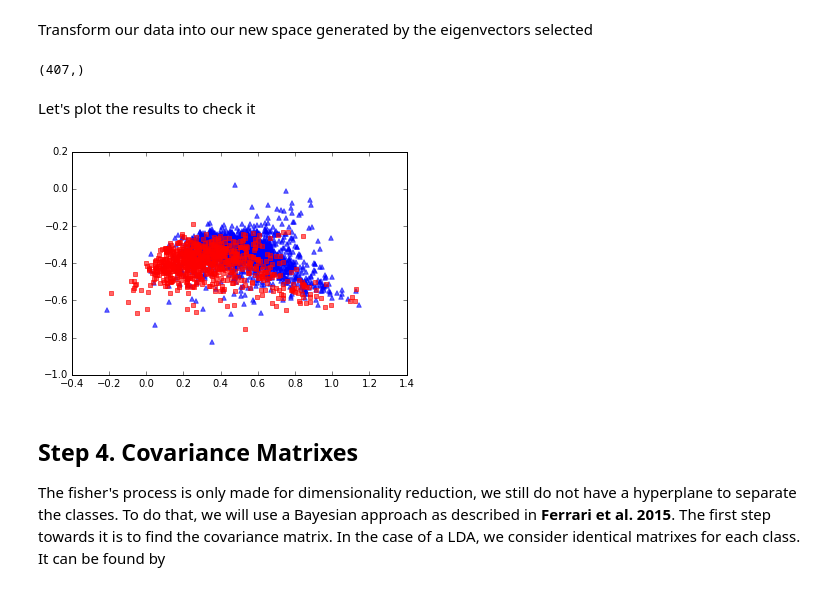
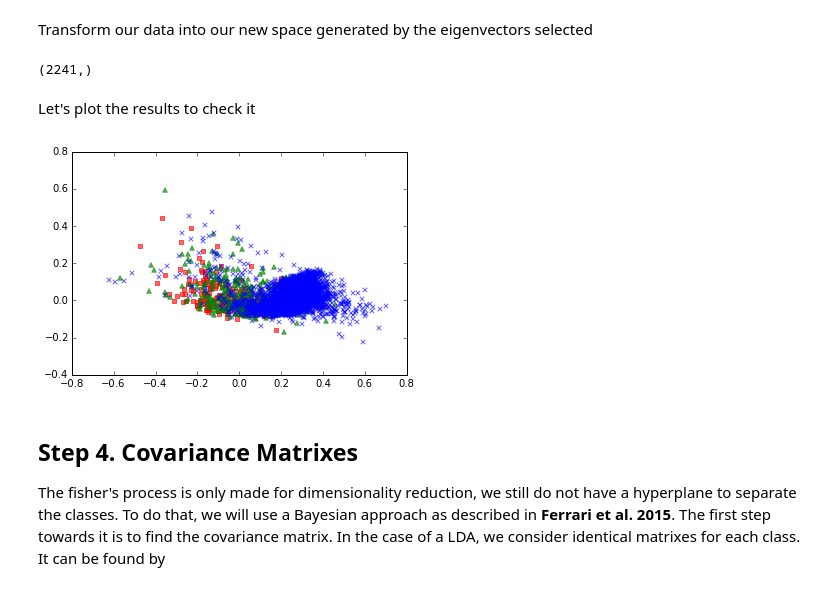
Before and after one commit to astroferreira/mfmtk-utils, a Jupyter notebook: notebooks/FERENGI Data Reduction.ipynb, the cells around one changed output. Drawn from its saved outputs; the diff is of its cells as text; code cells hidden in the pictures.

```diff
--- a/notebooks/FERENGI Data Reduction.ipynb
+++ b/notebooks/FERENGI Data Reduction.ipynb
@@ -35,7 +36,7 @@ from mfmtkutils import *
 # %% [markdown]
 Setting up Paths, Redshift Steps and Class Information
 # %%
-path = '/data/catalogs/FERENGI/flux/'
+path = '/data/catalogs/FERENGI/SDSS/flux/'
 
 
 redshifts = ['0.02', '0.03', '0.04', '0.05', '0.06', '0.07', '0.08', '0.09', '0.10', '0.12',
@@ -43,7 +44,7 @@ redshifts = ['0.02', '0.03', '0.04', '0.05', '0.06', '0.07', '0.08', '0.09', '0.
 
 z = np.array(redshifts).astype(float)
 
-T_type = np.loadtxt('/data/datasets/EFIGI_PGC.txt', usecols=[0, 1], dtype=str).T
+T_type = np.loadtxt('/data/datasets/EFIGI_attributes.txt', usecols=[0, 1, 2, 3], dtype=str).T
 # %% [markdown]
 Which parameters do we need? (in order)
 # %%
@@ -409,8 +411,14 @@ plt.legend(loc=4);
 Here, I am following the step-by-step guide for LDA available from [Raschka](http://sebastianraschka.com/Articles/2014_python_lda.html) website but adapted to our problem of two major galaxy morphological classes. We are going to performe LDA in $z = 0.02$ first.
 # %%
 data = catalog(path='/data/catalogs/FERENGI/SDSS/flux/0.02.mfmtk')
-params = ['C1', 'A3', 'S3', 'H']
+params = ['C1', 'A3', 'S3', 'H', 'sigma_psi']
 galaxies = data.raw_catalog[0]
+colors = np.zeros_like(galaxies)
+for i, gal in enumerate(galaxies):
+    if gal in set(T_type[0]):
+        colors[i] = T_type[1][np.where(gal == T_type[0])][0]
+colors = colors.astype(float)
+
 classes = classes_indexes(galaxies, T_type)
 data = data.param_selection(params)
 # %% [markdown]
@@ -420,7 +428,7 @@ data.T[0] = data.T[0]/5
 # %% [markdown]
 So we have a NxM matrix where N is the numbers of features and M the total number of galaxies in our sample
 # %%
-N = 4
+N = 5
 # %% [markdown]
 ## Step 0: Feature Selection
 # %% [markdown]
@@ -499,23 +508,23 @@ W = np.hstack((eig_pairs[0][1].reshape(N,1), eig_pairs[1][1].reshape(N,1)))
 # %% [markdown]
 Transform our data into our new space generated by the eigenvectors selected
 # %%
-data_lda = data.dot(W)
+X_lda = data.dot(W)
 # %%
 data_lda[:,0].real[spirals].shape
 # %% [output]
-(407,)
+(2241,)
 # %% [markdown]
 Let's plot the results to check it
 # %%
 f, ax = plt.subplots(1,1)
-for c, marker, color in zip(classes, ('^', 's'), ('blue', 'red')):
-    ax.scatter(x=X_lda[:,0].real[c],
-            y=X_lda[:,1].real[c],
+for c, marker, color in zip(classes, ('s', '^', 'x'), ('red', 'green', 'blue', 'red')):
+    ax.scatter(x=data_lda[:,0].real[c],
+            y=data_lda[:,1].real[c],
             marker=marker,
             color=color,
             alpha=0.6)
 # %% [output]
-[figure, old version]
+[figure, new version]
 # %% [markdown]
 ## Step 4. Covariance Matrixes
 
```
Also changed, not shown: parts of 10 cells of this notebook, 2 other files.
